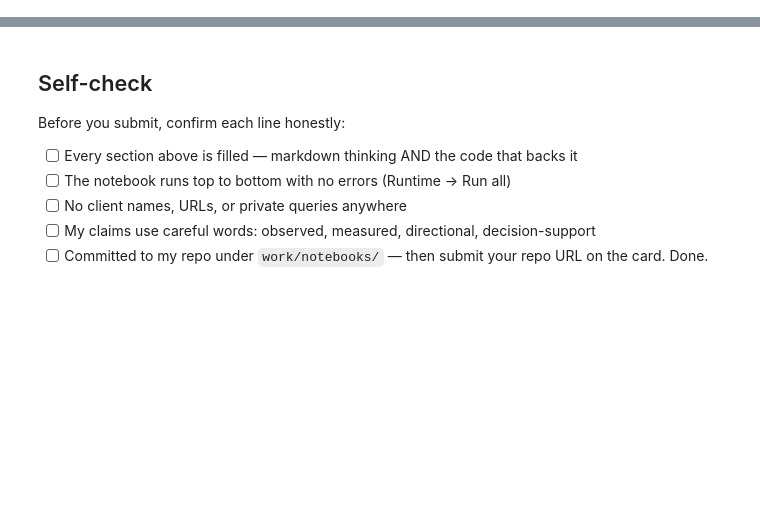
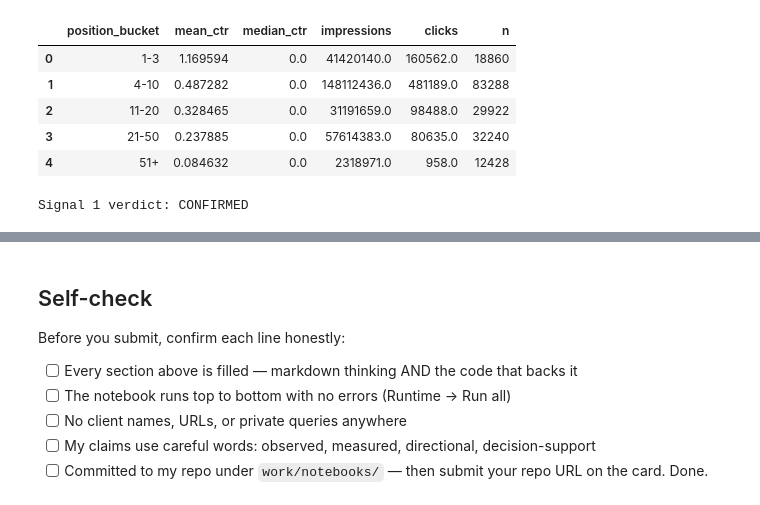
Before and after one commit to ridoy1211/Flyrank-Internship-ML, a Jupyter notebook: work/notebooks/w04_baseline_score.ipynb, the cells around one changed output, grey strips where cells are left out. Cells and saved outputs as stored; diff of their text form; code cells hidden in the pictures; blank space fills up the shorter version.

```diff
--- a/work/notebooks/w04_baseline_score.ipynb
+++ b/work/notebooks/w04_baseline_score.ipynb
@@ -22,0 +205,61 @@ This skeleton is yours to fill. Work the sections **in order** — each one has
+# %%
+# ============================================
+# Signal 1 — Position buckets
+# ============================================
+
+page_march["position_bucket"] = pd.cut(
+    page_march["avg_position"],
+    bins=[0, 3, 10, 20, 50, np.inf],
+    labels=["1-3", "4-10", "11-20", "21-50", "51+"],
+    include_lowest=True
+)
+
+position_signal = (
+    page_march
+    .groupby("position_bucket", observed=False)
+    .agg(
+        mean_ctr=("ctr", "mean"),
+        median_ctr=("ctr", "median"),
+        impressions=("impressions", "sum"),
+        clicks=("clicks", "sum"),
+        n=("content_hash_id", "count")
+    )
+    .reset_index()
+)
+
+display(position_signal)
+# %% [output]
+|  | position_bucket | mean_ctr | median_ctr | impressions | clicks | n |
+| 0 | 1-3 | 1.169594 | 0.0 | 41420140.0 | 160562.0 | 18860 |
+| 1 | 4-10 | 0.487282 | 0.0 | 148112436.0 | 481189.0 | 83288 |
+| 2 | 11-20 | 0.328465 | 0.0 | 31191659.0 | 98488.0 | 29922 |
+| 3 | 21-50 | 0.237885 | 0.0 | 57614383.0 | 80635.0 | 32240 |
+| 4 | 51+ | 0.084632 | 0.0 | 2318971.0 | 958.0 | 12428 |
+# %%
+# ============================================
+# Signal 1 — Honest verdict helper
+# ============================================
+
+ordered_ctr = (
+    position_signal
+    .dropna(subset=["mean_ctr"])
+    ["mean_ctr"]
+    .to_numpy()
+)
+
+if len(ordered_ctr) >= 3:
+    decreases = np.sum(np.diff(ordered_ctr) < 0)
+    increases = np.sum(np.diff(ordered_ctr) > 0)
+
+    if decreases >= len(ordered_ctr) - 1:
+        signal1_verdict = "CONFIRMED"
+    elif increases >= len(ordered_ctr) - 1:
+        signal1_verdict = "OPPOSITE"
+    else:
+        signal1_verdict = "MIXED"
+else:
+    signal1_verdict = "FALSE"
+
+print("Signal 1 verdict:", signal1_verdict)
+# %% [output]
+Signal 1 verdict: CONFIRMED
```
Also changed, not shown: parts of 30 cells of this notebook.
